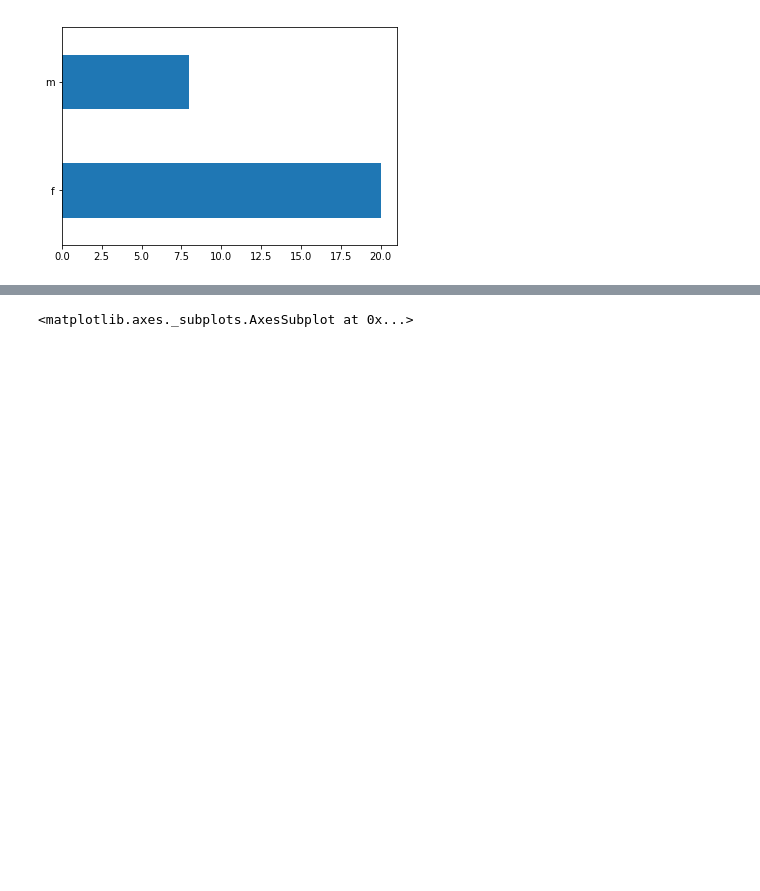
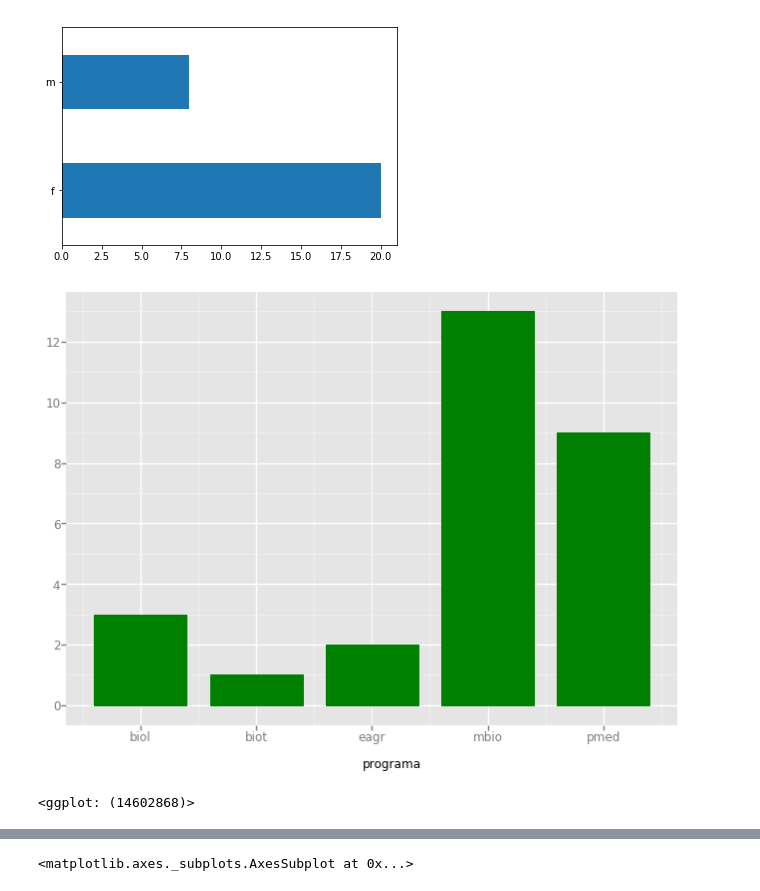
Before and after one commit to eacunafer/PyLabs-Analisis-de-Datos, a Jupyter notebook: notebooks/lab4py.ipynb, the cells around one changed output, grey strips where cells are left out. Cells and saved outputs as stored; diff of their text form; code cells hidden in the pictures; blank space fills up the shorter version.

```diff
--- a/notebooks/lab4py.ipynb
+++ b/notebooks/lab4py.ipynb
@@ -46,3 +48,9 @@ datos['sexo'].value_counts().plot(kind='barh')
 # %% [output]
 <matplotlib.axes._subplots.AxesSubplot at 0x...>
 [figure]
+# %%
+#Grafica de barras en ggplot
+ggplot(aes(x="programa"), data=datos) + geom_bar(fill="green")
+# %% [output]
+[figure, added]
+<ggplot: (14602868)>
```
Also changed, not shown: parts of 9 cells of this notebook, 2 other files.
